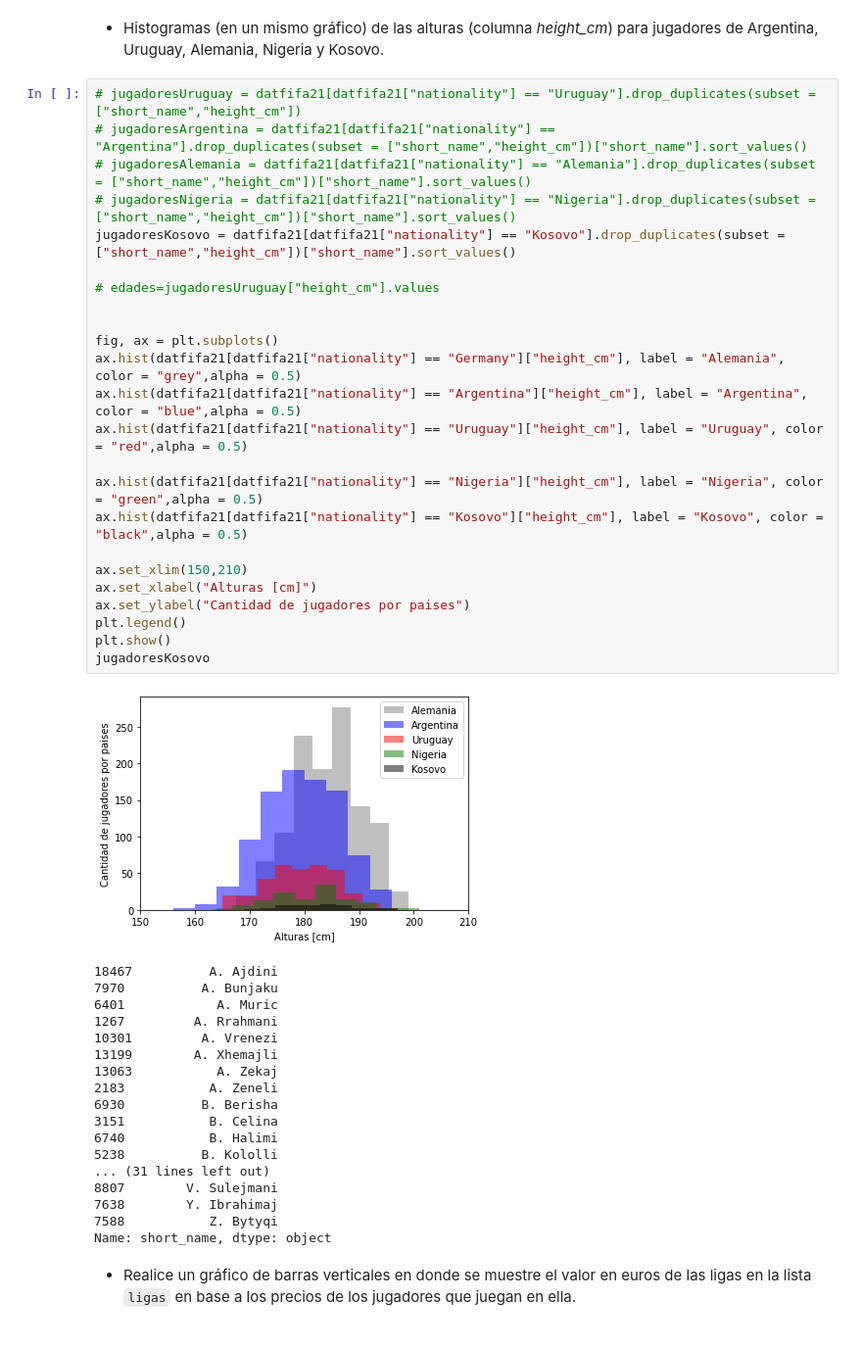
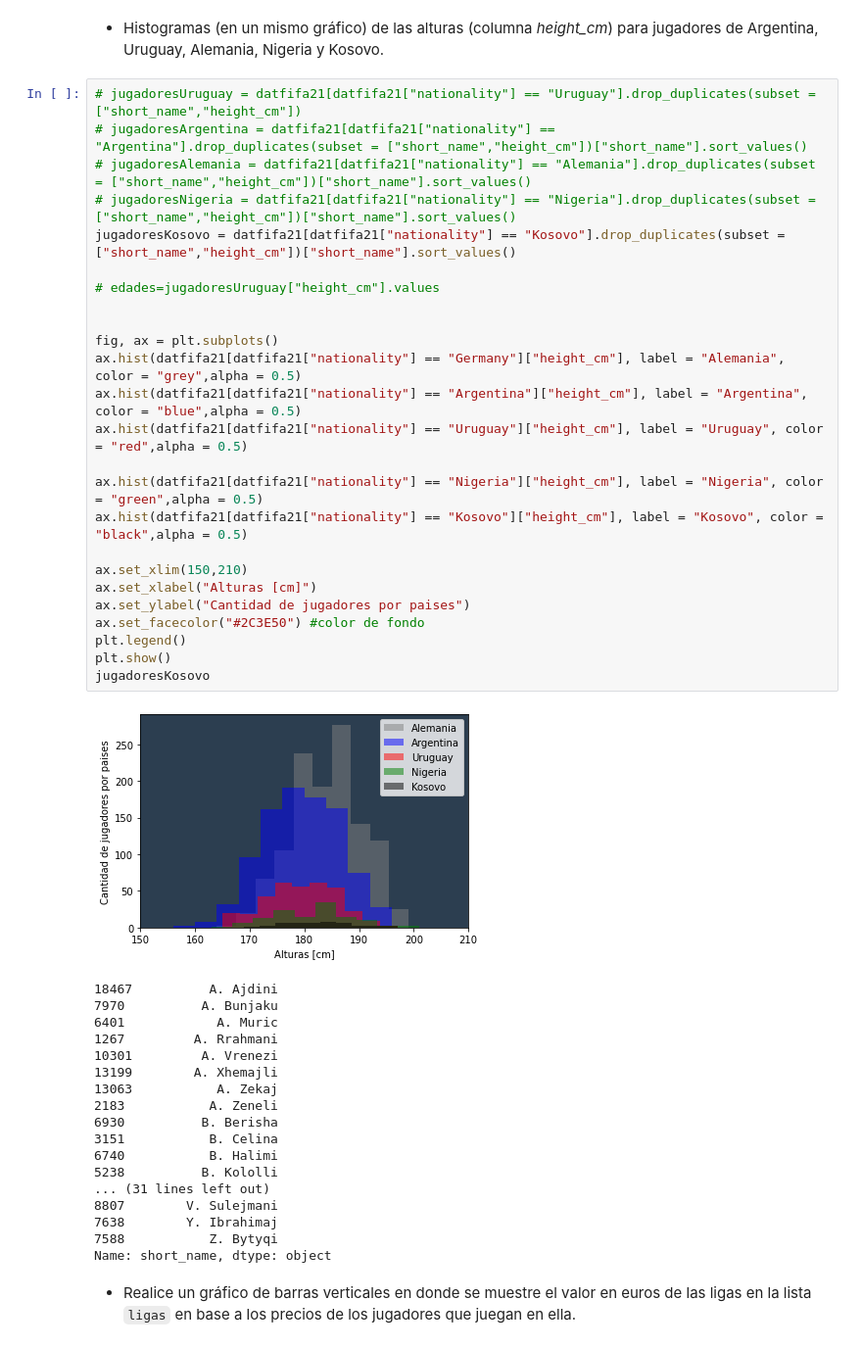
Before and after one commit to maximilianog258/PDAMaxiG, a Jupyter notebook: Ejercitación - Matplotlib/Ejercitación-Matplotlib.ipynb, the cells around one changed output. Shown at 98% size. Cells and saved outputs as stored; diff of their text form.

```diff
--- a/Ejercitación - Matplotlib/Ejercitación-Matplotlib.ipynb
+++ b/Ejercitación - Matplotlib/Ejercitación-Matplotlib.ipynb
@@ -381,29 +381,30 @@ ax.barh(cantidad.index, cantidad.values, color = "#F1C40F", label = "Oro")
 # %%
 # jugadoresUruguay = datfifa21[datfifa21["nationality"] == "Uruguay"].drop_duplicates(subset = ["short_name","height_cm"])
 # jugadoresArgentina = datfifa21[datfifa21["nationality"] == "Argentina"].drop_duplicates(subset = ["short_name","height_cm"])["short_name"].sort_values()
 # jugadoresAlemania = datfifa21[datfifa21["nationality"] == "Alemania"].drop_duplicates(subset = ["short_name","height_cm"])["short_name"].sort_values()
 # jugadoresNigeria = datfifa21[datfifa21["nationality"] == "Nigeria"].drop_duplicates(subset = ["short_name","height_cm"])["short_name"].sort_values()
 jugadoresKosovo = datfifa21[datfifa21["nationality"] == "Kosovo"].drop_duplicates(subset = ["short_name","height_cm"])["short_name"].sort_values()
 
 # edades=jugadoresUruguay["height_cm"].values
 
 
 fig, ax = plt.subplots()
 ax.hist(datfifa21[datfifa21["nationality"] == "Germany"]["height_cm"], label = "Alemania", color = "grey",alpha = 0.5)
 ax.hist(datfifa21[datfifa21["nationality"] == "Argentina"]["height_cm"], label = "Argentina", color = "blue",alpha = 0.5)
 ax.hist(datfifa21[datfifa21["nationality"] == "Uruguay"]["height_cm"], label = "Uruguay", color = "red",alpha = 0.5)
 
 ax.hist(datfifa21[datfifa21["nationality"] == "Nigeria"]["height_cm"], label = "Nigeria", color = "green",alpha = 0.5)
 ax.hist(datfifa21[datfifa21["nationality"] == "Kosovo"]["height_cm"], label = "Kosovo", color = "black",alpha = 0.5)
 
 ax.set_xlim(150,210)
 ax.set_xlabel("Alturas [cm]")
 ax.set_ylabel("Cantidad de jugadores por paises")
+ax.set_facecolor("#2C3E50") #color de fondo
 plt.legend()
 plt.show()
 jugadoresKosovo
 # %% [output]
-[figure, old version]
+[figure, new version]
 18467          A. Ajdini
 7970          A. Bunjaku
 6401            A. Muric
```
Also changed, not shown: parts of 3 cells of this notebook, 1 other file.
